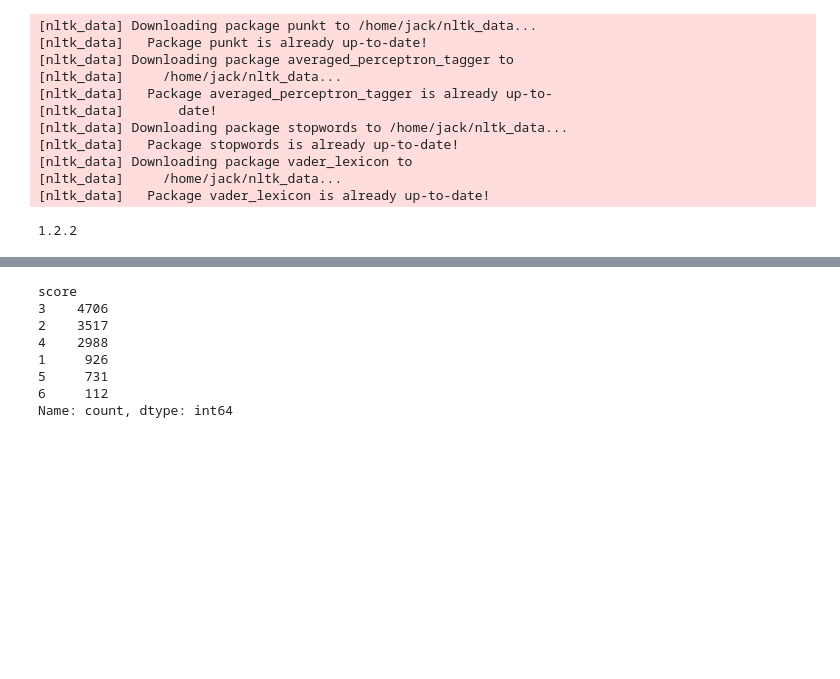
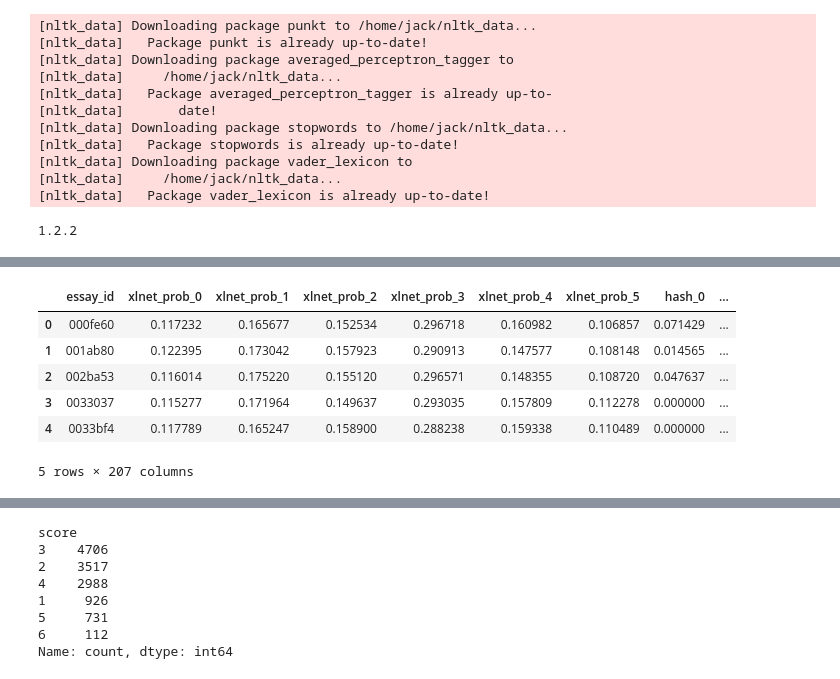
Before and after one commit to JD-DS/Learning-Agency-Lab---Automated-Essay-Scoring-2.0, a Jupyter notebook: sklearn-model.ipynb, the cells around one changed output, grey strips where cells are left out. Cells and saved outputs as stored; diff of their text form; code cells hidden in the pictures; blank space fills up the shorter version.

```diff
--- a/sklearn-model.ipynb
+++ b/sklearn-model.ipynb
@@ -142,0 +151,12 @@ deberta_full = pd.concat([deberta_train, deberta_val])
+# %%
+xlnet = pd.read_csv('/home/jack/github/kaggle/scoring/xlnet_hash.csv')
+xlnet.drop(columns=['score', 'labels', 'clean_text'], inplace=True)
+xlnet.head()
+# %% [output]
+|  | essay_id | xlnet_prob_0 | xlnet_prob_1 | xlnet_prob_2 | xlnet_prob_3 | xlnet_prob_4 | xlnet_prob_5 | hash_0 | ... |
+| 0 | 000fe60 | 0.117232 | 0.165677 | 0.152534 | 0.296718 | 0.160982 | 0.106857 | 0.071429 | ... |
+| 1 | 001ab80 | 0.122395 | 0.173042 | 0.157923 | 0.290913 | 0.147577 | 0.108148 | 0.014565 | ... |
+| 2 | 002ba53 | 0.116014 | 0.175220 | 0.155120 | 0.296571 | 0.148355 | 0.108720 | 0.047637 | ... |
+| 3 | 0033037 | 0.115277 | 0.171964 | 0.149637 | 0.293035 | 0.157809 | 0.112278 | 0.000000 | ... |
+| 4 | 0033bf4 | 0.117789 | 0.165247 | 0.158900 | 0.288238 | 0.159338 | 0.110489 | 0.000000 | ... |
+5 rows × 207 columns
```
Also changed, not shown: parts of 32 cells of this notebook, 3 other files.
